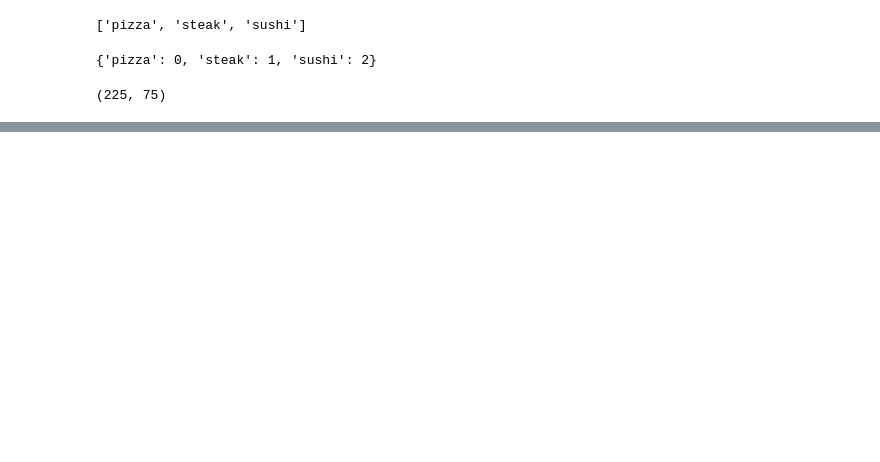
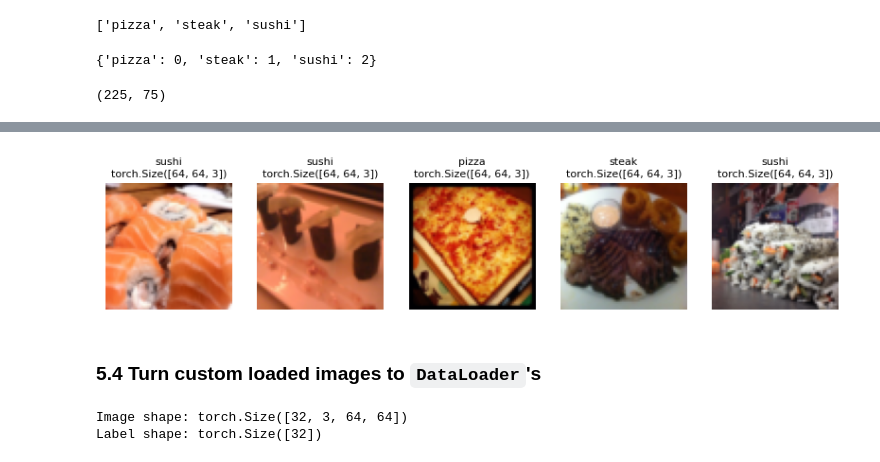
Before and after one commit to gvtsch/ZTM_Pytorch_ud, a Jupyter notebook: 04_pytorch_custom_datasets.ipynb, the cells around one changed output, grey strips where cells are left out. Saved outputs shown, nothing was run; the diff lists cells and outputs as text; code cells hidden in the pictures; blank space fills up the shorter version.

Commit message:
custom dataloader

```diff
--- a/04_pytorch_custom_datasets.ipynb
+++ b/04_pytorch_custom_datasets.ipynb
@@ -323,0 +546,4 @@ len(train_data), len(test_data)
+# %%
+# Test out ImageFolderCustom
+train_data_custom = ImageFolderCustom(target_directory=train_dir, transform=train_transform)
+test_data_custom = ImageFolderCustom(target_directory=test_dir, transform=test_transforms)
@@ -323,0 +631,12 @@ len(train_data), len(test_data)
+# %%
+# Display random images from the ImageFolderCustom dataset
+display_random_images(
+    dataset=train_data_custom,
+    classes=class_names,
+    n=5,
+    display_shape=True,
+    seed=None)
+# %% [output]
+[figure, added]
+# %% [markdown]
+### 5.4 Turn custom loaded images to `DataLoader`'s
@@ -323,0 +662,9 @@ len(train_data), len(test_data)
+# %%
+# Get image and label from custom DataLoader
+img_custom, label_custom = next(iter(train_dataloader_custom))
+
+print(f"Image shape: {img_custom.shape}")
+print(f"Label shape: {label_custom.shape}")
+# %% [output]
+Image shape: torch.Size([32, 3, 64, 64])
+Label shape: torch.Size([32])
```
Also changed, not shown: parts of 34 cells of this notebook.
